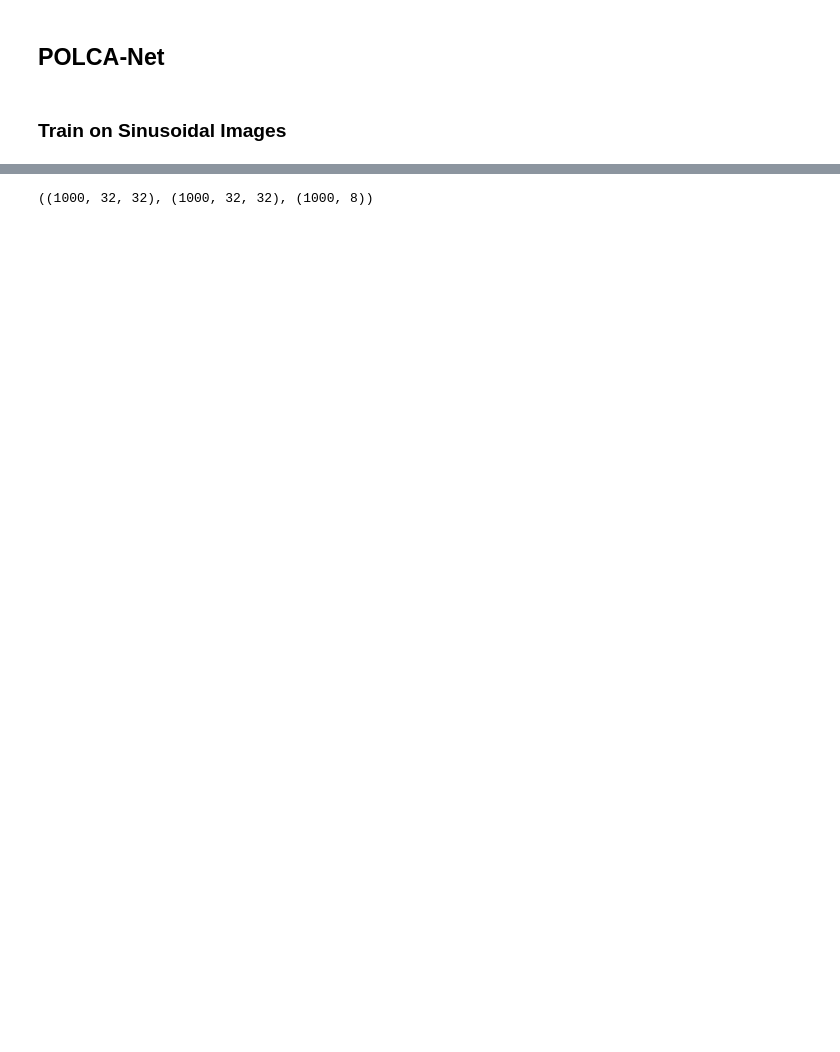
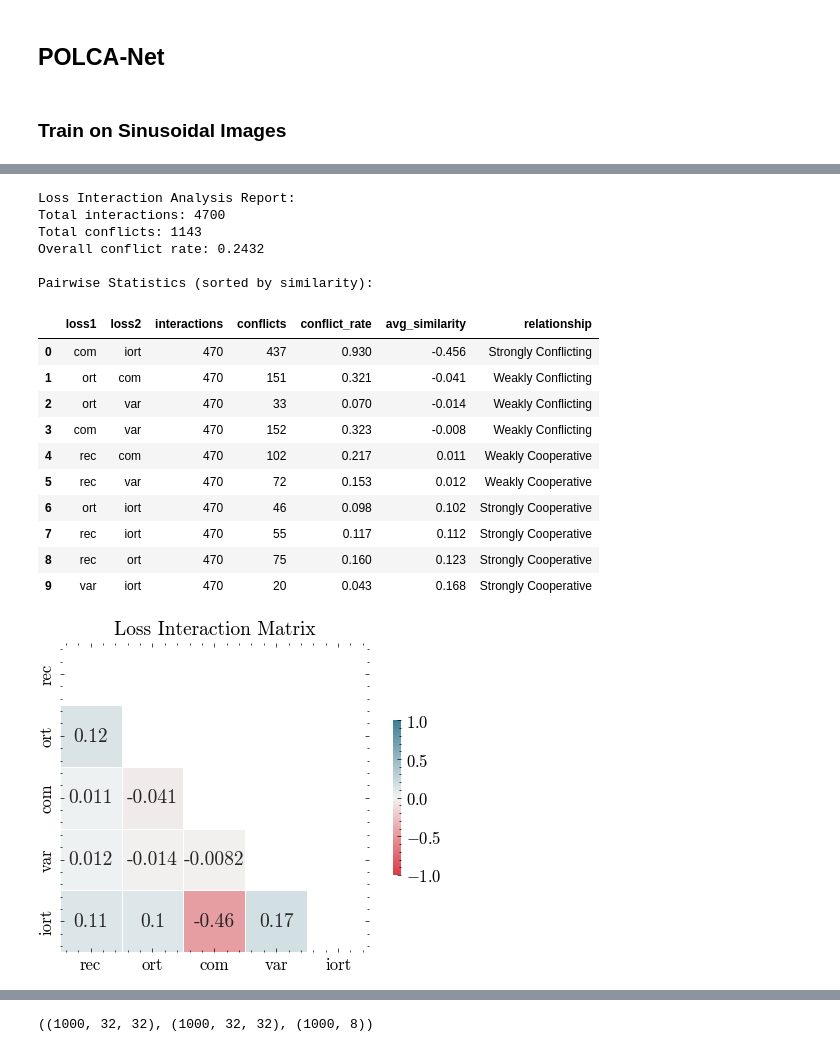
Before and after one commit to jamartinh/polcanet, a Jupyter notebook: examples/notebooks/synthetic_sinusoidal_images.ipynb, the cells around one changed output, grey strips where cells are left out. Drawn from its saved outputs; the diff is of its cells as text; code cells hidden in the pictures; blank space fills up the shorter version.

```diff
--- a/examples/notebooks/synthetic_sinusoidal_images.ipynb
+++ b/examples/notebooks/synthetic_sinusoidal_images.ipynb
@@ -234,3 +213,26 @@ Pairwise Statistics (sorted by similarity):
+# %%
+ut.set_fig_prefix("sin_train")
+model_sin.loss_analyzer.print_report()
+model_sin.loss_analyzer.plot_correlation_matrix()
+# %% [output]
+Loss Interaction Analysis Report:
+Total interactions: 4700
+Total conflicts: 1143
+Overall conflict rate: 0.2432
+
+Pairwise Statistics (sorted by similarity):
+|  | loss1 | loss2 | interactions | conflicts | conflict_rate | avg_similarity | relationship |
+| 0 | com | iort | 470 | 437 | 0.930 | -0.456 | Strongly Conflicting |
+| 1 | ort | com | 470 | 151 | 0.321 | -0.041 | Weakly Conflicting |
+| 2 | ort | var | 470 | 33 | 0.070 | -0.014 | Weakly Conflicting |
+| 3 | com | var | 470 | 152 | 0.323 | -0.008 | Weakly Conflicting |
+| 4 | rec | com | 470 | 102 | 0.217 | 0.011 | Weakly Cooperative |
+| 5 | rec | var | 470 | 72 | 0.153 | 0.012 | Weakly Cooperative |
+| 6 | ort | iort | 470 | 46 | 0.098 | 0.102 | Strongly Cooperative |
+| 7 | rec | iort | 470 | 55 | 0.117 | 0.112 | Strongly Cooperative |
+| 8 | rec | ort | 470 | 75 | 0.160 | 0.123 | Strongly Cooperative |
+| 9 | var | iort | 470 | 20 | 0.043 | 0.168 | Strongly Cooperative |
+[figure, added]
 # %%
 ut.set_fig_prefix("sin_train")
 report.analyze_reconstruction_error(model_sin, data_sin, n_samples=1000)
```
Also changed, not shown: parts of 28 cells of this notebook, 9 other files.
